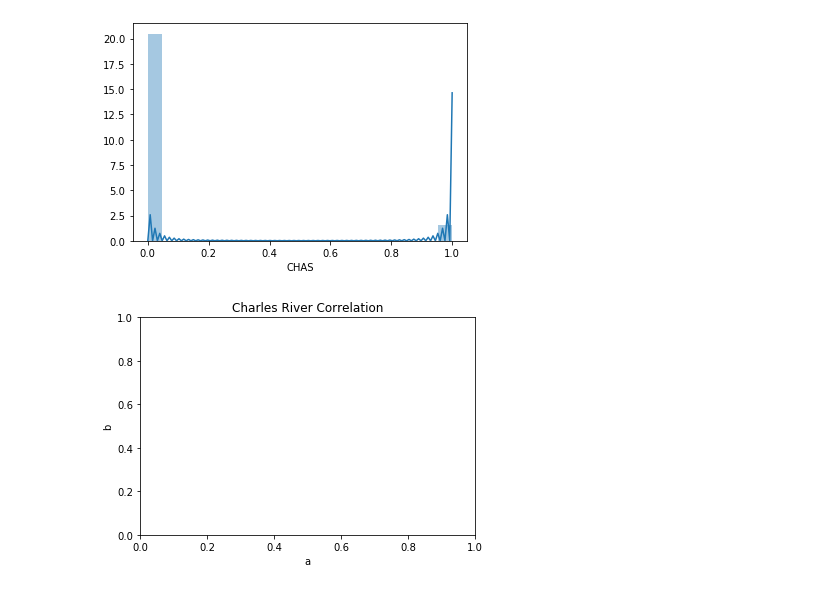
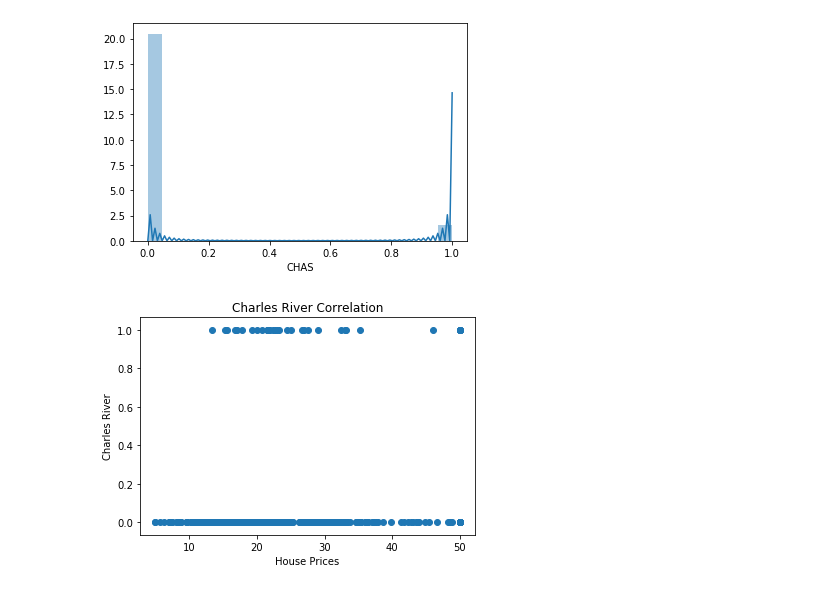
Before and after one commit to tullowhurler/Machine-Learning-2019, a Jupyter notebook: Boston House Prices.ipynb, the cells around one changed output. Drawn from its saved outputs; the diff is of its cells as text; code cells hidden in the pictures.

Commit message:
scatter and correlation graph

```diff
--- a/Boston House Prices.ipynb
+++ b/Boston House Prices.ipynb
@@ -204,9 +204,11 @@ import matplotlib.pyplot as plt
 # %%
 import matplotlib.pyplot as plt
 plt.title('Charles River Correlation')
-
-plt.xlabel('a')
-plt.ylabel('b')
+x = a
+y = b
+plt.scatter(a,b)
+plt.xlabel('House Prices')
+plt.ylabel('Charles River')
 plt.show()
 # %% [output]
-[figure, old version]
+[figure, new version]
```
Also changed, not shown: parts of 2 cells of this notebook.
